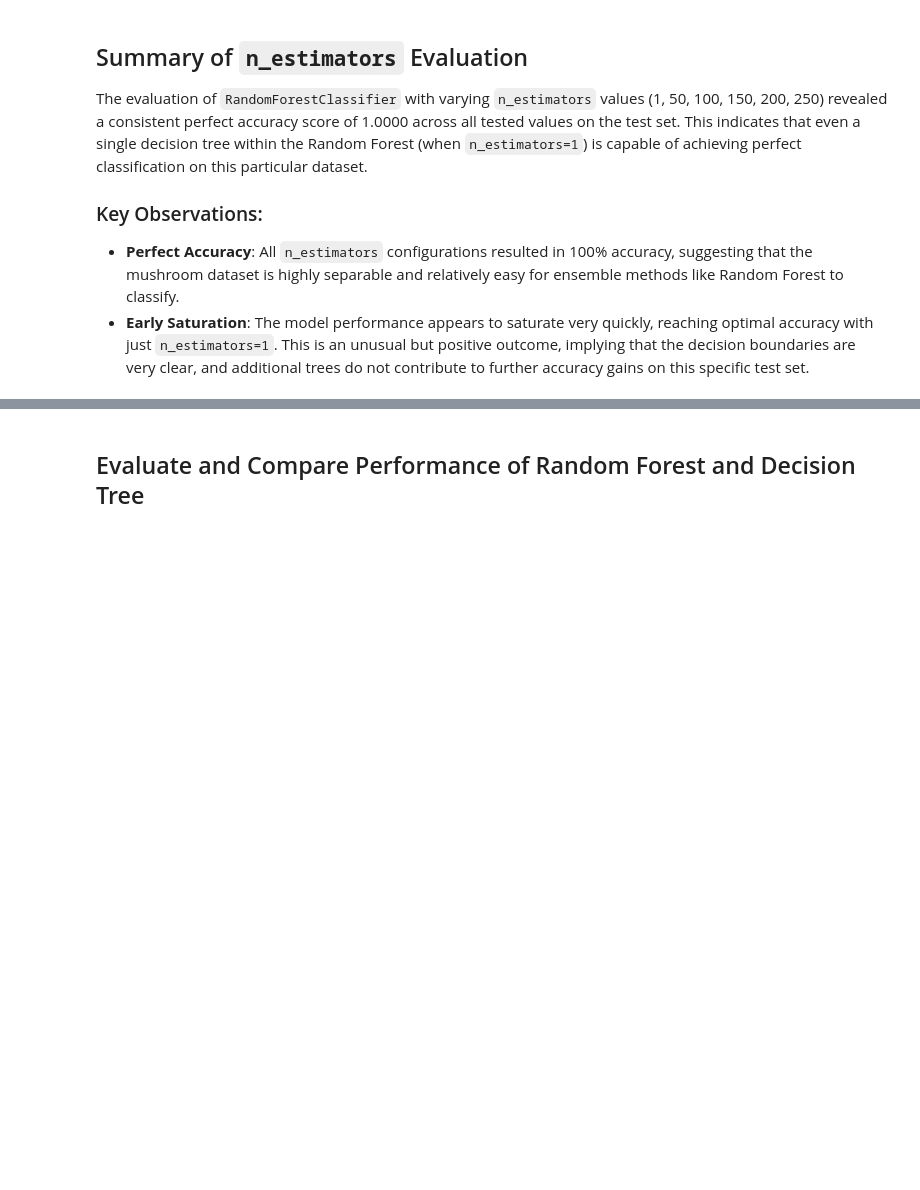
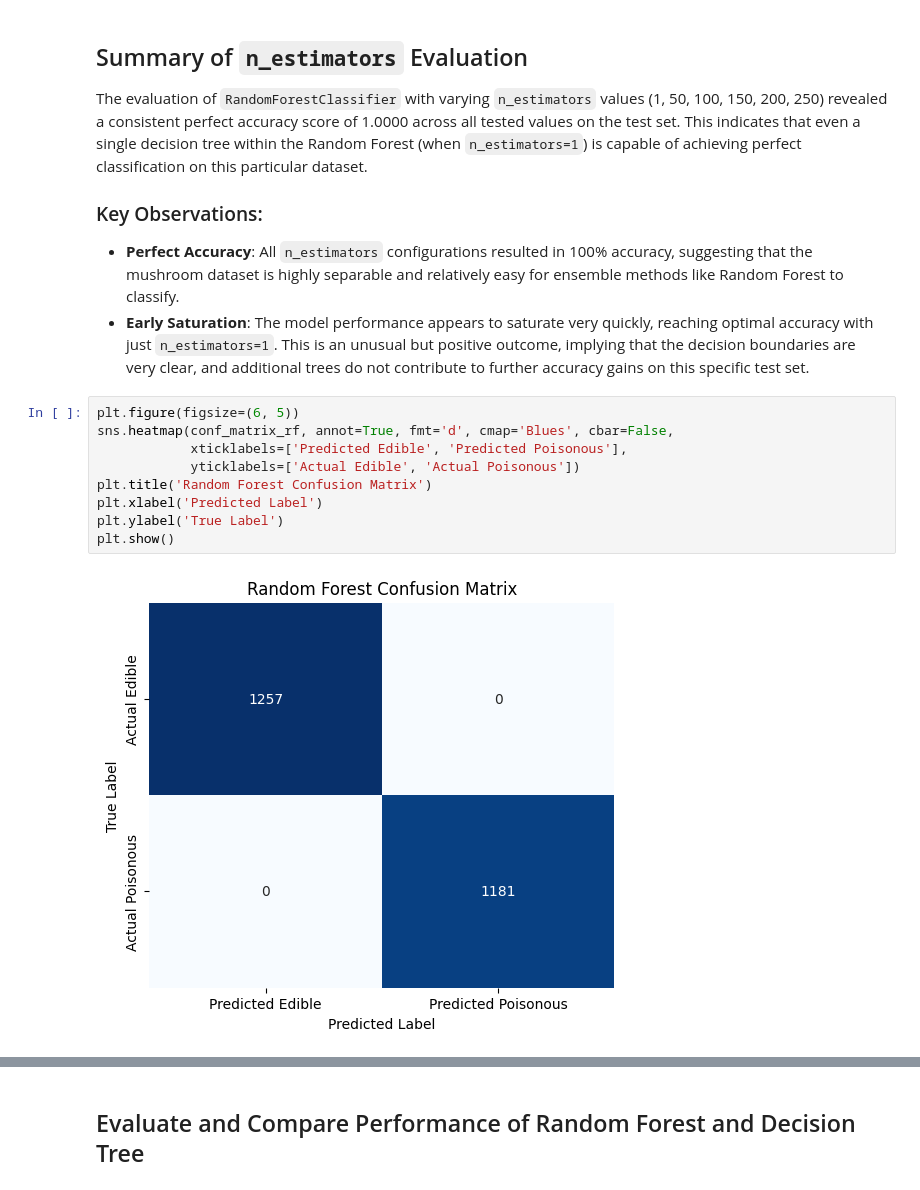
Before and after one commit to Safa30/CSE475_Machine_Learning, a Jupyter notebook: Lab/lab_1/Lab1_Decision_Tree_and_Random_Forest.ipynb, the cells around one changed output, grey strips where cells are left out. Saved outputs shown, nothing was run; the diff lists cells and outputs as text; blank space fills up the shorter version.

```diff
--- a/Lab/lab_1/Lab1_Decision_Tree_and_Random_Forest.ipynb
+++ b/Lab/lab_1/Lab1_Decision_Tree_and_Random_Forest.ipynb
@@ -1123,3 +1123,14 @@ The evaluation of `RandomForestClassifier` with varying `n_estimators` values (1
 
 *   **Perfect Accuracy**: All `n_estimators` configurations resulted in 100% accuracy, suggesting that the mushroom dataset is highly separable and relatively easy for ensemble methods like Random Forest to classify.
 *   **Early Saturation**: The model performance appears to saturate very quickly, reaching optimal accuracy with just `n_estimators=1`. This is an unusual but positive outcome, implying that the decision boundaries are very clear, and additional trees do not contribute to further accuracy gains on this specific test set.
+# %%
+plt.figure(figsize=(6, 5))
+sns.heatmap(conf_matrix_rf, annot=True, fmt='d', cmap='Blues', cbar=False,
+            xticklabels=['Predicted Edible', 'Predicted Poisonous'],
+            yticklabels=['Actual Edible', 'Actual Poisonous'])
+plt.title('Random Forest Confusion Matrix')
+plt.xlabel('Predicted Label')
+plt.ylabel('True Label')
+plt.show()
+# %% [output]
+[figure, added]
```
Also changed, not shown: parts of 2 cells of this notebook.
